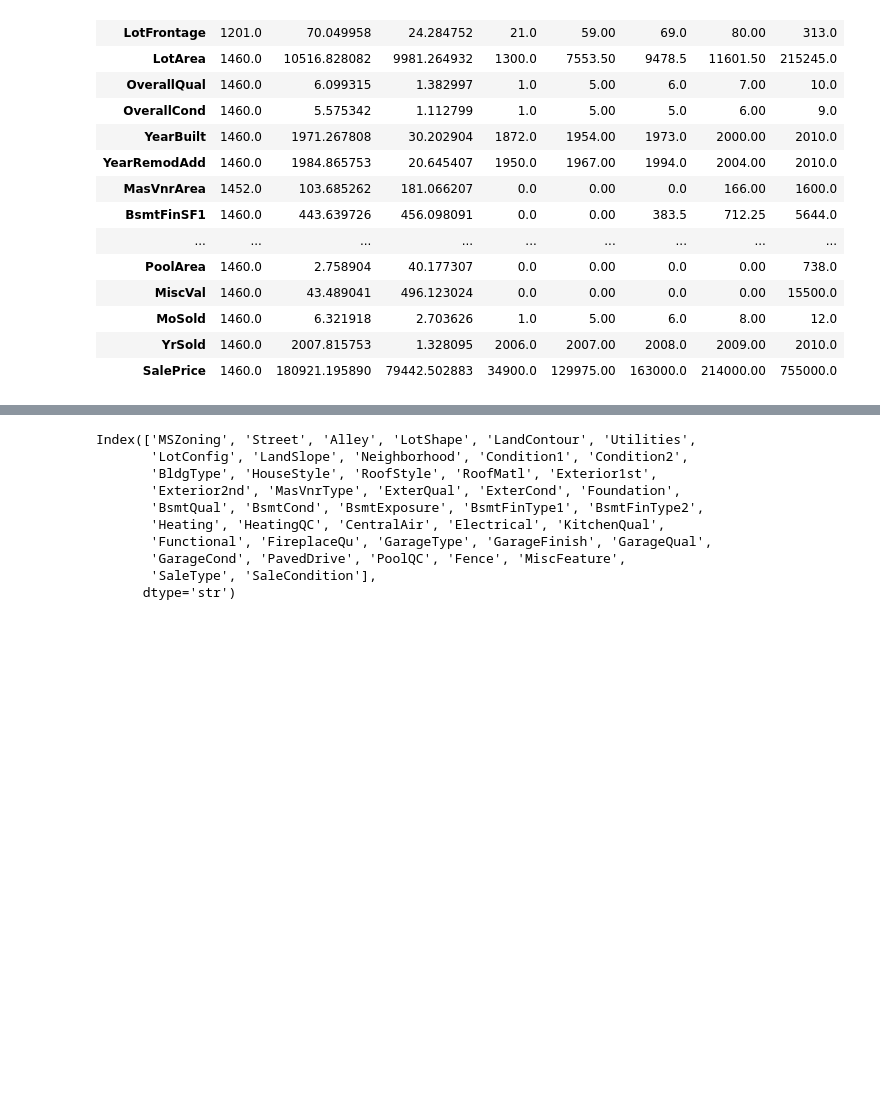
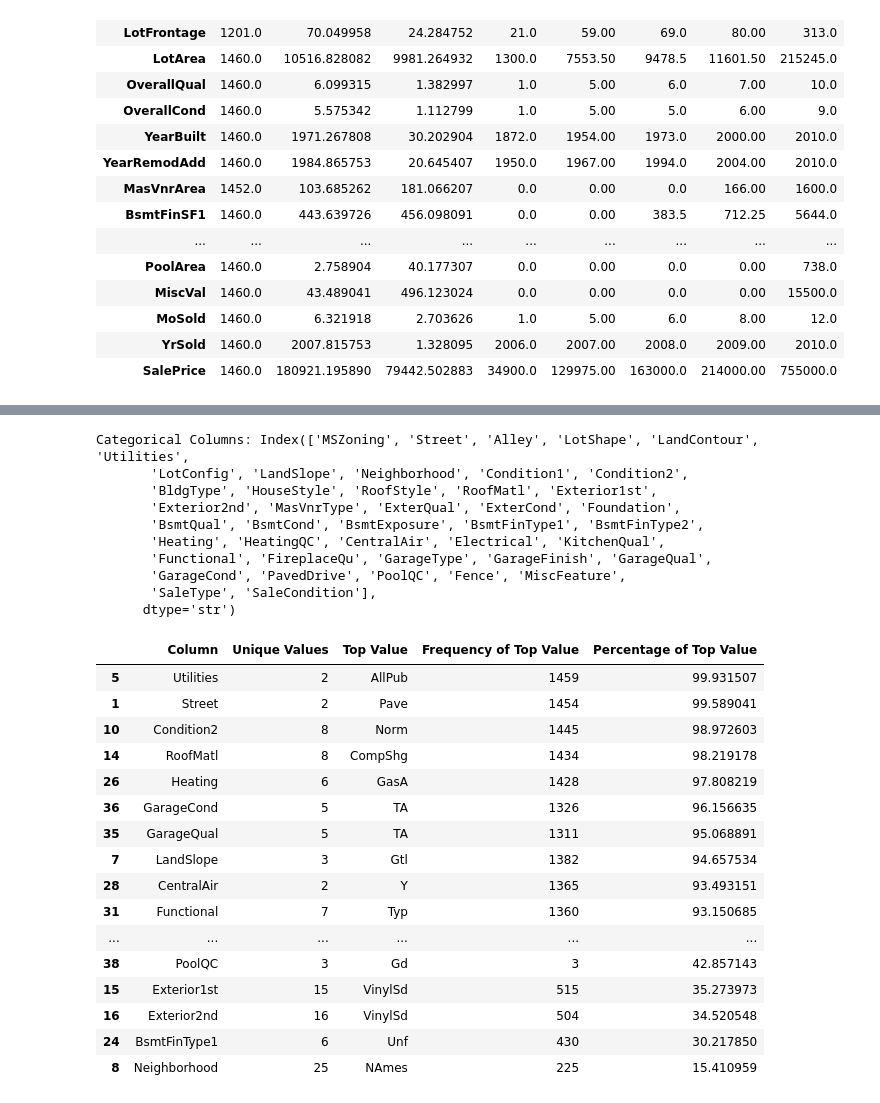
Before and after one commit to ganeshchandra015/ML-Project-House-Prices, a Jupyter notebook: notebooks/house_prices_workflow.ipynb, the cells around one changed output, grey strips where cells are left out. Saved outputs shown, nothing was run; the diff lists cells and outputs as text; code cells hidden in the pictures; blank space fills up the shorter version.

```diff
--- a/notebooks/house_prices_workflow.ipynb
+++ b/notebooks/house_prices_workflow.ipynb
@@ -86,18 +270,47 @@ Description of df_train:
 # %%
-# Check for Categorical Columns
-cat_cols = df_train.select_dtypes(include='str').columns
+# Check for categorical columns
+# Hint: select categorical dtypes explicitly so the notebook remains stable across pandas versions.
+cat_cols = df_train.select_dtypes(include=['object', 'string', 'category']).columns
 print(f"\nCategorical Columns: {cat_cols}")
+
+# Create a summary table for categorical columns
+cat_summary = pd.DataFrame({
+    'Column': cat_cols,
+    'Unique Values': [df_train[col].nunique() for col in cat_cols],
+    'Top Value': [df_train[col].mode()[0] for col in cat_cols],
+    'Frequency of Top Value': [df_train[col].value_counts().iloc[0] for col in cat_cols],
+    'Percentage of Top Value': [df_train[col].value_counts(normalize=True).iloc[0] * 100 for col in cat_cols]
+})
+
+display(cat_summary.sort_values(by='Percentage of Top Value', ascending=False))
 # %% [output]
-Index(['MSZoning', 'Street', 'Alley', 'LotShape', 'LandContour', 'Utilities',
+Categorical Columns: Index(['MSZoning', 'Street', 'Alley', 'LotShape', 'LandContour', 'Utilities',
        'LotConfig', 'LandSlope', 'Neighborhood', 'Condition1', 'Condition2',
        'BldgType', 'HouseStyle', 'RoofStyle', 'RoofMatl', 'Exterior1st',
        'Exterior2nd', 'MasVnrType', 'ExterQual', 'ExterCond', 'Foundation',
        'BsmtQual', 'BsmtCond', 'BsmtExposure', 'BsmtFinType1', 'BsmtFinType2',
        'Heating', 'HeatingQC', 'CentralAir', 'Electrical', 'KitchenQual',
        'Functional', 'FireplaceQu', 'GarageType', 'GarageFinish', 'GarageQual',
        'GarageCond', 'PavedDrive', 'PoolQC', 'Fence', 'MiscFeature',
        'SaleType', 'SaleCondition'],
       dtype='str')
+|  | Column | Unique Values | Top Value | Frequency of Top Value | Percentage of Top Value |
+| 5 | Utilities | 2 | AllPub | 1459 | 99.931507 |
+| 1 | Street | 2 | Pave | 1454 | 99.589041 |
+| 10 | Condition2 | 8 | Norm | 1445 | 98.972603 |
+| 14 | RoofMatl | 8 | CompShg | 1434 | 98.219178 |
+| 26 | Heating | 6 | GasA | 1428 | 97.808219 |
+| 36 | GarageCond | 5 | TA | 1326 | 96.156635 |
+| 35 | GarageQual | 5 | TA | 1311 | 95.068891 |
+| 7 | LandSlope | 3 | Gtl | 1382 | 94.657534 |
+| 28 | CentralAir | 2 | Y | 1365 | 93.493151 |
+| 31 | Functional | 7 | Typ | 1360 | 93.150685 |
+| ... | ... | ... | ... | ... | ... |
+| 38 | PoolQC | 3 | Gd | 3 | 42.857143 |
+| 15 | Exterior1st | 15 | VinylSd | 515 | 35.273973 |
+| 16 | Exterior2nd | 16 | VinylSd | 504 | 34.520548 |
+| 24 | BsmtFinType1 | 6 | Unf | 430 | 30.217850 |
+| 8 | Neighborhood | 25 | NAmes | 225 | 15.410959 |
 # %%
 # Check for missing values
 print("\nMissing values in df_train:")
```
Also changed, not shown: parts of 12 cells of this notebook.
